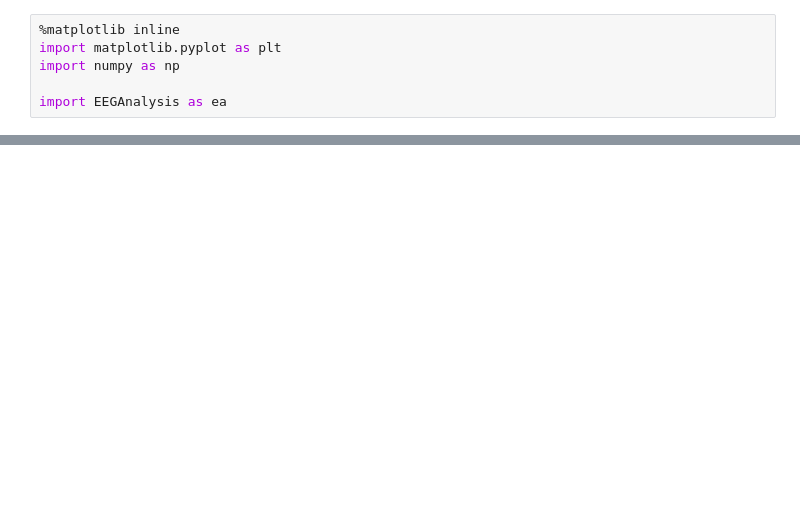
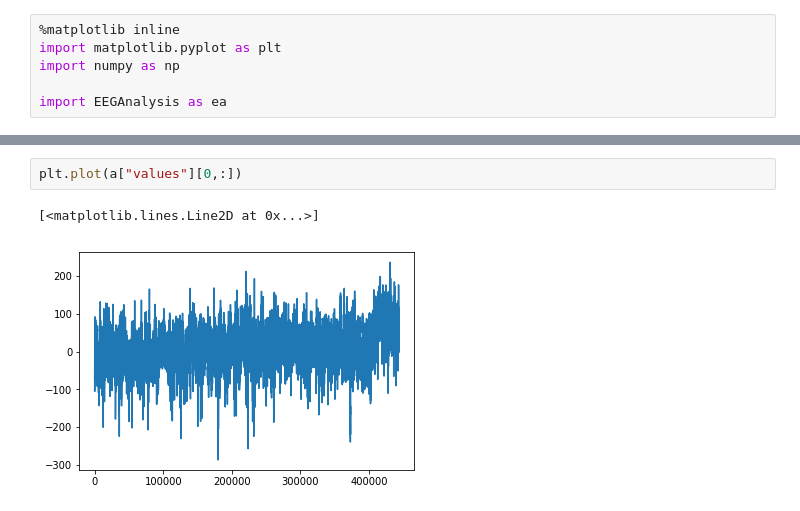
Before and after one commit to ZhangJiayiLab/EEGAnalysis, a Jupyter notebook: EDF_reader.ipynb, the cells around one changed output, grey strips where cells are left out. Drawn from its saved outputs; the diff is of its cells as text; blank space fills up the shorter version.

```diff
--- a/EDF_reader.ipynb
+++ b/EDF_reader.ipynb
@@ -19,0 +76,5 @@ plt.show()
+# %%
+plt.plot(a["values"][0,:])
+# %% [output]
+[<matplotlib.lines.Line2D at 0x...>]
+[figure, added]
```
Also changed, not shown: parts of 7 cells of this notebook, 5 other files.
